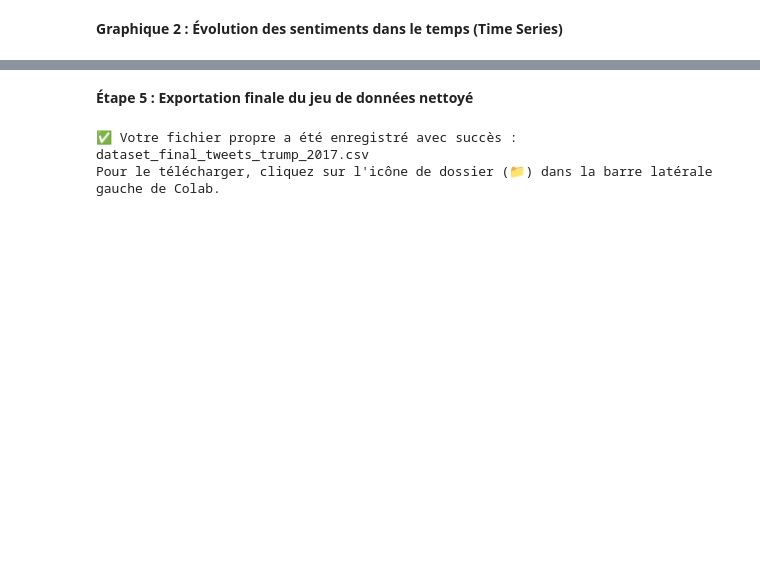
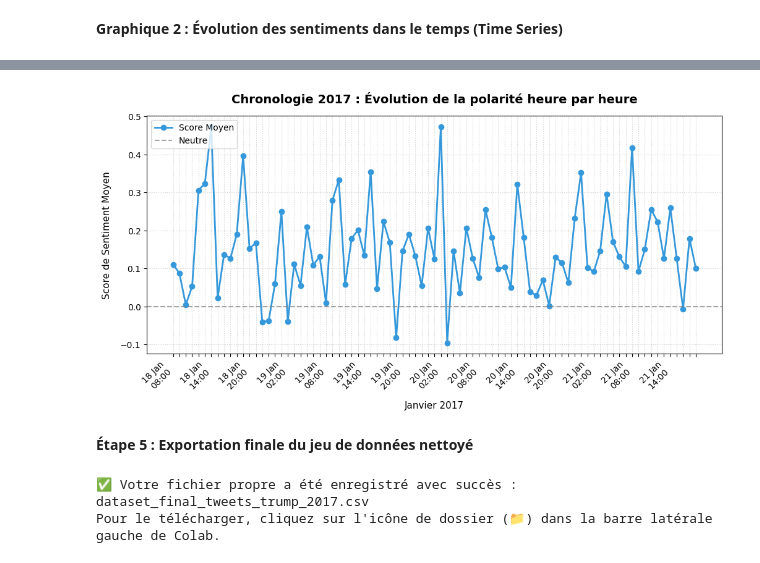
Before and after one commit to hmaroum-dotcom/Projet_trump-sentiment-analysis, a Jupyter notebook: Sentiments_Analysis_and_Mining.ipynb, the cells around one changed output, grey strips where cells are left out. Cells and saved outputs as stored; diff of their text form; code cells hidden in the pictures; blank space fills up the shorter version.

```diff
--- a/Sentiments_Analysis_and_Mining.ipynb
+++ b/Sentiments_Analysis_and_Mining.ipynb
@@ -203,21 +249,2 @@ fig_pie.show() # S'affichera parfaitement de manière interactive !
 # %% [markdown]
 **Graphique 2 : Évolution des sentiments dans le temps (Time Series)**
-# %%
-# Cellule 6 : Évolution temporelle de l'opinion (Corrigée)
-# Regroupement et calcul de la moyenne des sentiments par heure
-df['heure'] = df['date'].dt.round('h')
-
-# Correction ici : on utilise 'texte' à la place de 'text'
-df_temporel = df.groupby('heure').agg({'sentiment_score':'mean', 'texte':'count'}).reset_index()
-df_temporel.rename(columns={'texte': 'volume_publications'}, inplace=True)
-
-fig_line = px.line(
-    df_temporel,
-    x='heure',
-    y='sentiment_score',
-    title="Chronologie 2017 : Évolution de la polarité heure par heure",
-    labels={'sentiment_score': 'Score de Sentiment Moyen', 'heure': 'Janvier 2017'},
-    markers=True
-)
-fig_line.add_hline(y=0, line_dash="dash", line_color="gray", annotation_text="Neutre")
-fig_line.show()
@@ -226,3 +251,49 @@ fig_line.show()
+# %%
+# 2. Alternative robuste avec Matplotlib (pour affichage statique forcé sur GitHub)
+plt.figure(figsize=(12, 5))
+
+# Tracé de la ligne temporelle et des marqueurs
+plt.plot(
+    df_temporel['heure'],
+    df_temporel['sentiment_score'],
+    color='#3498db',
+    linestyle='-',
+    marker='o',
+    linewidth=2,
+    label='Score Moyen'
+)
+
+# Ajout de la ligne de référence "Neutre" à y=0
+plt.axhline(y=0, color='gray', linestyle='--', alpha=0.7, label='Neutre')
+
+# Configuration des axes et des titres
+plt.title("Chronologie 2017 : Évolution de la polarité heure par heure", fontsize=14, fontweight='bold', pad=15)
+plt.xlabel("Janvier 2017", fontsize=11, labelpad=10)
+plt.ylabel("Score de Sentiment Moyen", fontsize=11, labelpad=10)
+
+# --- CORRECTION DE L'AXE X ---
+# 1. On force l'extraction propre des dates sous forme de chaînes textuelles lissées
+labels_propres = df_temporel['heure'].dt.strftime('%d %b\n%H:%M')
+
+# 2. On applique manuellement les positions et les textes sur l'axe X
+plt.xticks(df_temporel['heure'], labels_propres, rotation=45, ha='right')
+
+# 3. On espace les graduations pour éviter la surcharge (ex: afficher 1 point sur 6)
+n = 6
+ax = plt.gca()
+for index, label in enumerate(ax.xaxis.get_ticklabels()):
+    if index % n != 0:
+        label.set_visible(False)
+# -----------------------------
+
+plt.grid(True, linestyle=':', alpha=0.6)
+plt.legend(loc='upper left')
+
+# Sauvegarde et affichage net
+plt.savefig("Chronologie 2017 : Évolution de la polarité heure par heure.png", bbox_inches='tight', dpi=150)
+plt.show()
+# %% [output]
+[figure, added]
 # %% [markdown]
 **Étape 5 : Exportation finale du jeu de données nettoyé**
 # %%
```
Also changed, not shown: parts of 8 cells of this notebook.
